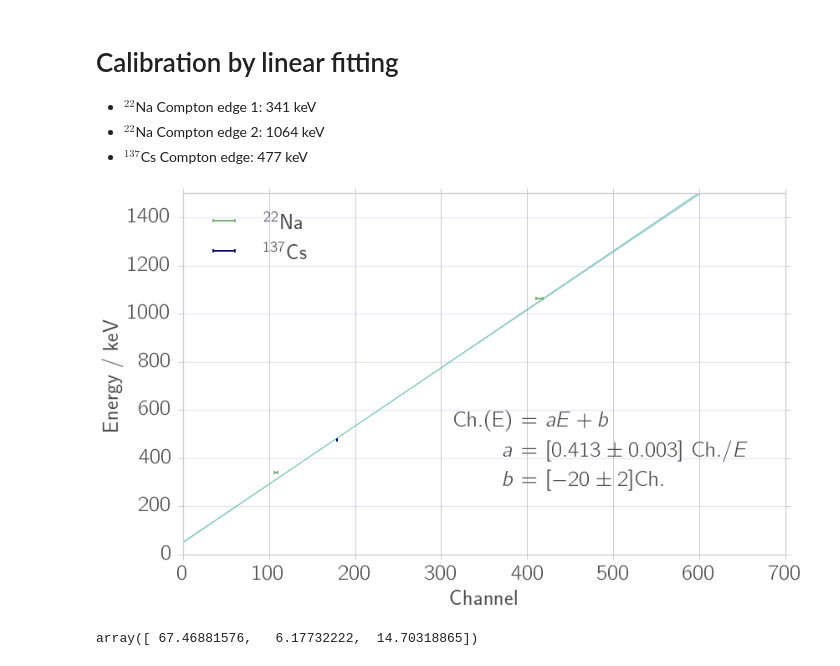
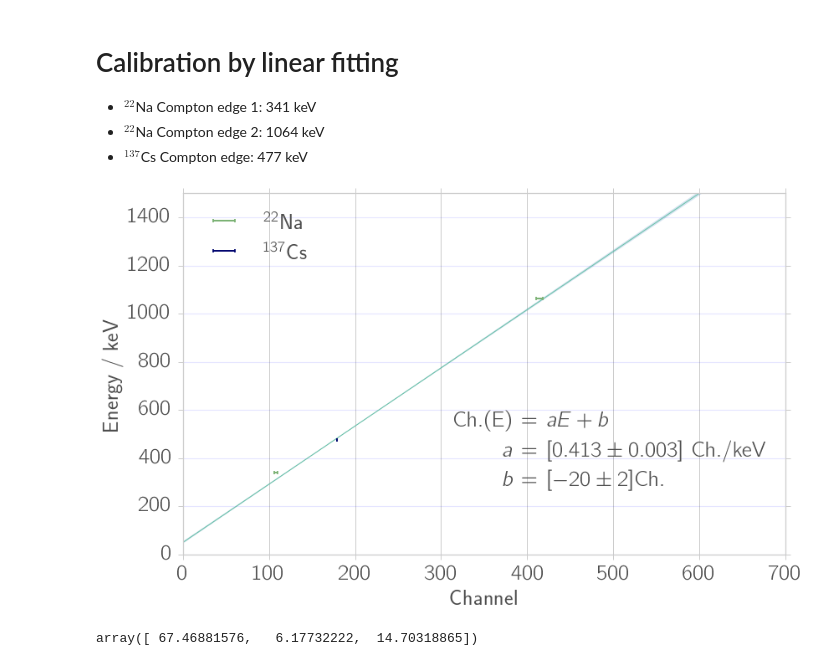
Before and after one commit to Bondzio/fp, a Jupyter notebook: compton/analysis/calibration_ps.ipynb, the cells around one changed output. Drawn from its saved outputs; the diff is of its cells as text; code cells hidden in the pictures.

```diff
--- a/compton/analysis/calibration_ps.ipynb
+++ b/compton/analysis/calibration_ps.ipynb
@@ -381,35 +381,35 @@ ax1.errorbar(channel[0:2], energy[0:2], xerr=channel_error[0:2], yerr=None, fmt=
 
 ax1.errorbar(channel[2], energy[2], xerr=channel_error[2], yerr=None, fmt=',',\
              elinewidth=2.0, capsize=2.2, capthick=1.8, label = "$^{137}$Cs", color = colors[-3])
 ax1.legend(loc = 2)
 ax1.set_xlim(channel_min, channel_max)
 ax1.set_ylim(0, 1500)
 ax1.set_xlabel("Channel")
 ax1.set_ylabel("Energy / keV")
 
 ax1.yaxis.grid(True,'minor',linewidth=0.5,color = "blue", alpha = 0.1)
 ax1.yaxis.grid(True,'major',linewidth=1.2, color = "blue", alpha = 0.1)
 ax1.xaxis.grid(True)
 
 props = dict(boxstyle='round', facecolor='white', alpha=0.0)
 
 textstr = "\\begin{eqnarray*} \
         \\ \\mathrm{Ch.(E)} &=& a E + b \\\\ \
-        \\ a &=&[%s]\\ \\mathrm{Ch.}/E \\\\ \
+        \\ a &=&[%s]\\ \\mathrm{Ch.}/\mathrm{keV} \\\\ \
         \\ b &=&[%s]\\mathrm{Ch.} \
         \end{eqnarray*}"%(uc_str(c_lin[0]),uc_str(c_lin[1]))
 #textstr = r"\begin{align*}\mathrm{Ch.(E)} & = a E + b \n a & =["\
 #+uc_str(c_lin[0])+r"]\:\frac{\mathrm{Ch.}}{E}\n \: b & =["+uc_str(c_lin[1])+r"]\:\mathrm{Ch.}\end{align*}"
 #textstr = r"\begin{equation*}"+"\n"+" \mathrm{Ch.(E)} = a E + b"+"\n"+"\end{equation*}"
 ax1.text(0.45, 0.4, textstr , transform=ax1.transAxes,
         verticalalignment='top', bbox=props)
 
 if save_fig:
     file_name = "calibration_ps_linear_fit"
     fig1.savefig(fig_dir + file_name + ".pdf")
     fig1.savefig(fig_dir + file_name + ".png")
 # %% [output]
-[figure, old version]
+[figure, new version]
 # %%
 chi2
 # %% [output]
```
Also changed, not shown: 43 other files.
